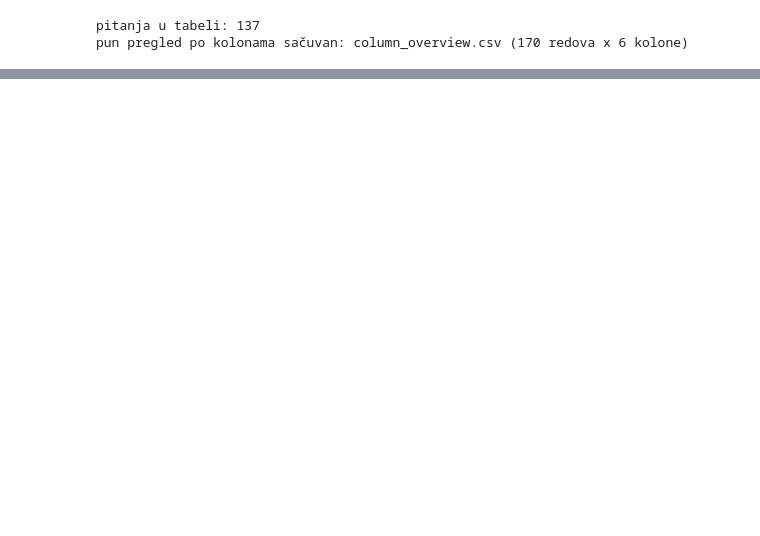
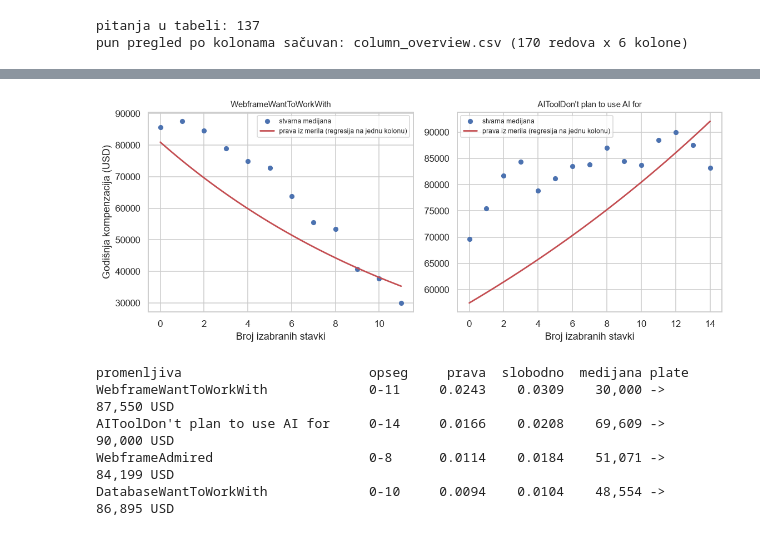
Before and after one commit to jevticn-dev/so-survey-analysis, a Jupyter notebook: report/final_report.ipynb, the cells around one changed output, grey strips where cells are left out. Drawn from its saved outputs; the diff is of its cells as text; code cells hidden in the pictures; blank space fills up the shorter version.

```diff
--- a/report/final_report.ipynb
+++ b/report/final_report.ipynb
@@ -6314,0 +6309,44 @@ najveći skokovi u poređanom nizu:
+# %%
+strongest = [c for c in measured.index if c.startswith(COUNT_PREFIX)][:2]
+
+fig, axes = plt.subplots(1, 2, figsize=(10.5, 4.3))
+for ax, column in zip(axes, strongest):
+    grouped = train.groupby(column)[TARGET_LOG].agg(["median", "size"])
+    # A point standing on a handful of people would only add noise.
+    grouped = grouped[grouped["size"] >= 30]
+    ax.plot(grouped.index, 10 ** grouped["median"], marker="o", markersize=5,
+            linewidth=0, color="#4C72B0", label="stvarna medijana")
+
+    # The straight line the measure fits, brought back from logarithm to dollars.
+    line = sm.OLS(train[TARGET_LOG].to_numpy(),
+                  sm.add_constant(train[[column]].astype(float).to_numpy())).fit()
+    grid = np.linspace(grouped.index.min(), grouped.index.max(), 60)
+    ax.plot(grid, 10 ** (line.params[0] + line.params[1] * grid),
+            color="#C44E52", linewidth=1.8,
+            label="prava iz merila (regresija na jednu kolonu)")
+
+    ax.set_title(column.replace(COUNT_PREFIX, "")[:30], fontsize=10)
+    ax.set_xlabel("Broj izabranih stavki")
+    ax.legend(fontsize=8)
+axes[0].set_ylabel("Godišnja kompenzacija (USD)")
+plt.tight_layout()
+plt.show()
+
+print(f"{'promenljiva':<32} {'opseg':>7}  {'prava':>8} {'slobodno':>9}  medijana plate")
+for column in [c for c in measured.index if c.startswith(COUNT_PREFIX)][:4]:
+    grouped = train.groupby(column)[TARGET].agg(["median", "size"])
+    grouped = grouped[grouped["size"] >= 30]
+    # Adjusted, so the free version is charged for the columns it uses.
+    straight = signal(train[column])["R2_prilag"]
+    free = signal(train[column].astype(int).astype(str))["R2_prilag"]
+    print(f"{column.replace(COUNT_PREFIX, '')[:31]:<32} "
+          f"{int(grouped.index.min()):>3}-{int(grouped.index.max()):<3}  "
+          f"{straight:>8.4f} {free:>9.4f}  "
+          f"{grouped['median'].min():>8,.0f} -> {grouped['median'].max():>8,.0f} USD")
+# %% [output]
+[figure, added]
+promenljiva                        opseg     prava  slobodno  medijana plate
+WebframeWantToWorkWith             0-11     0.0243    0.0309    30,000 ->   87,550 USD
+AIToolDon't plan to use AI for     0-14     0.0166    0.0208    69,609 ->   90,000 USD
+WebframeAdmired                    0-8      0.0114    0.0184    51,071 ->   84,199 USD
+DatabaseWantToWorkWith             0-10     0.0094    0.0104    48,554 ->   86,895 USD
```
Also changed, not shown: parts of 757 cells of this notebook, 16 other files.
